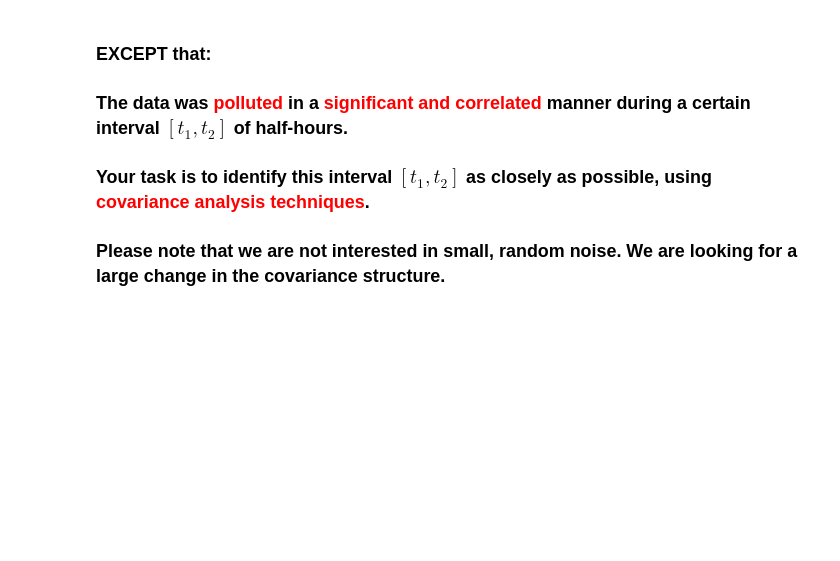
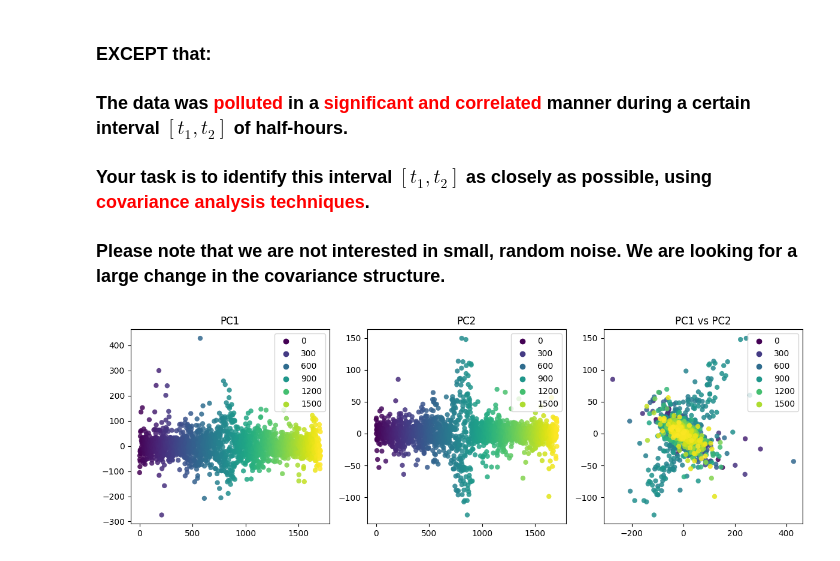
Before and after one commit to ostapenkovs/ieor-4500-apps-prog, a Jupyter notebook: hw3/hw3.ipynb, the cells around one changed output. Saved outputs shown, nothing was run; the diff lists cells and outputs as text; code cells hidden in the pictures; blank space fills up the shorter version.

```diff
--- a/hw3/hw3.ipynb
+++ b/hw3/hw3.ipynb
@@ -43 +59,17 @@ n: 1709; p: 29
+# %%
+# plotting PCA components
+fig, ax = plt.subplots(1, 3, figsize=(12, 4))
+sns.scatterplot(x=range(n), y=Y[:, 0], hue=range(n), linewidth=0, alpha=0.85, palette='viridis', ax=ax[0])
+ax[0].set_title('PC1')
+
+sns.scatterplot(x=range(n), y=Y[:, 1], hue=range(n), linewidth=0, alpha=0.85, palette='viridis', ax=ax[1])
+ax[1].set_title('PC2')
+
+sns.scatterplot(x=Y[:, 0], y=Y[:, 1], hue=range(n), linewidth=0, alpha=0.85, palette='viridis', ax=ax[2])
+ax[2].set_title('PC1 vs PC2')
+
+plt.tight_layout()
+plt.show()
+# %% [output]
+[figure, added]
 # %%
```
Also changed, not shown: parts of 5 cells of this notebook, 1 other file.
